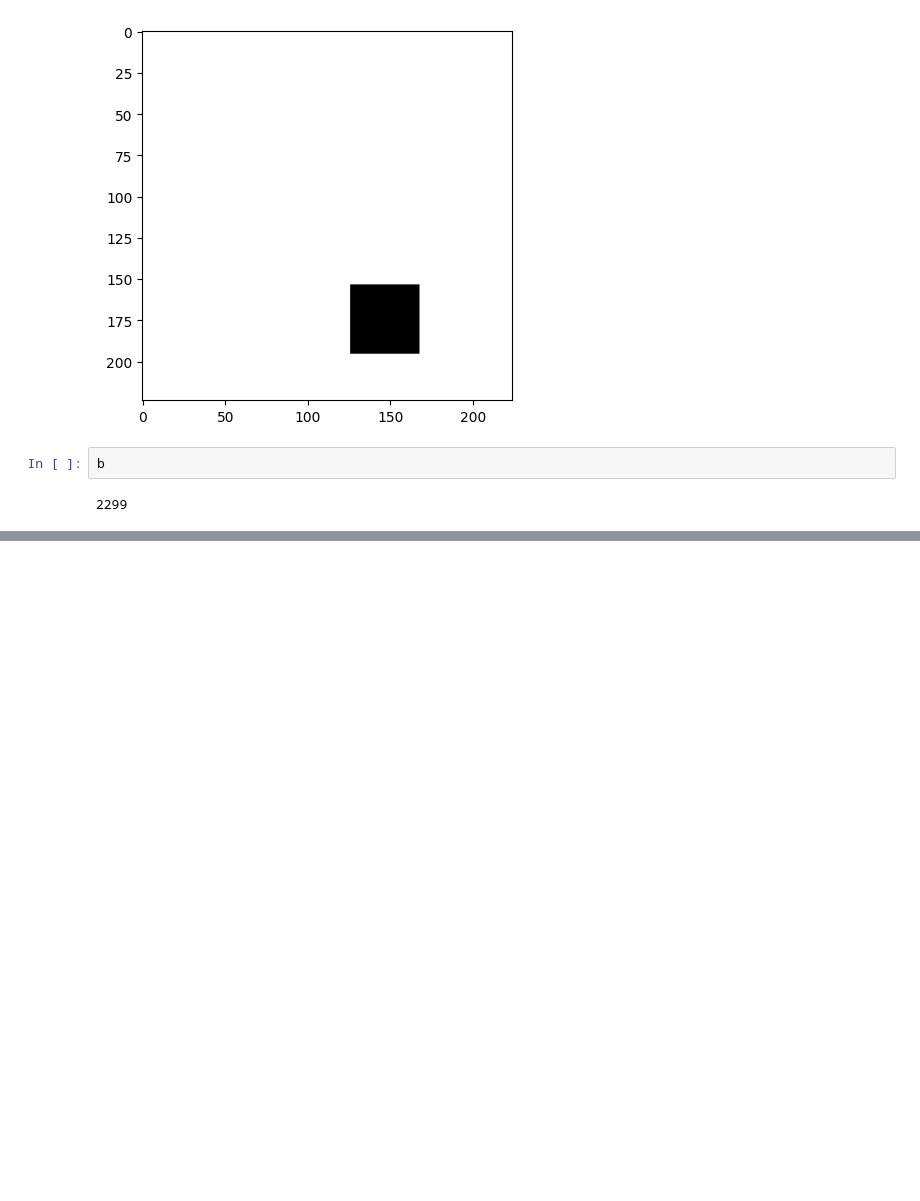
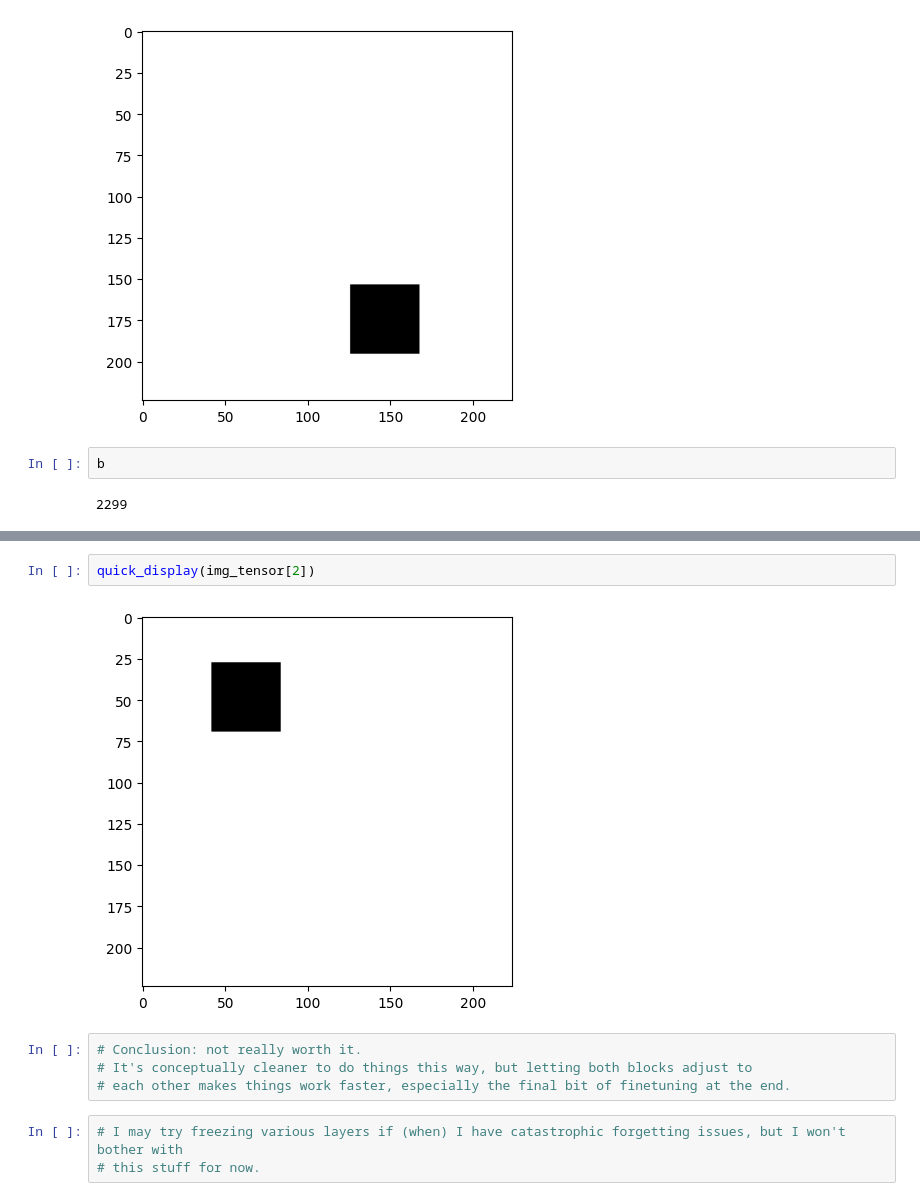
Before and after one commit to atbolsh/TransformerHomunculus, a Jupyter notebook: ImageAuto_MovingSquareTest.ipynb, the cells around one changed output, grey strips where cells are left out. Saved outputs shown, nothing was run; the diff lists cells and outputs as text; blank space fills up the shorter version.

```diff
--- a/ImageAuto_MovingSquareTest.ipynb
+++ b/ImageAuto_MovingSquareTest.ipynb
@@ -127,0 +257,11 @@ b
+# %%
+quick_display(img_tensor[2])
+# %% [output]
+[figure, added]
+# %%
+# Conclusion: not really worth it.
+# It's conceptually cleaner to do things this way, but letting both blocks adjust to
+# each other makes things work faster, especially the final bit of finetuning at the end.
+# %%
+# I may try freezing various layers if (when) I have catastrophic forgetting issues, but I won't bother with
+# this stuff for now.
```
Also changed, not shown: parts of 11 cells of this notebook, 3 other files.
